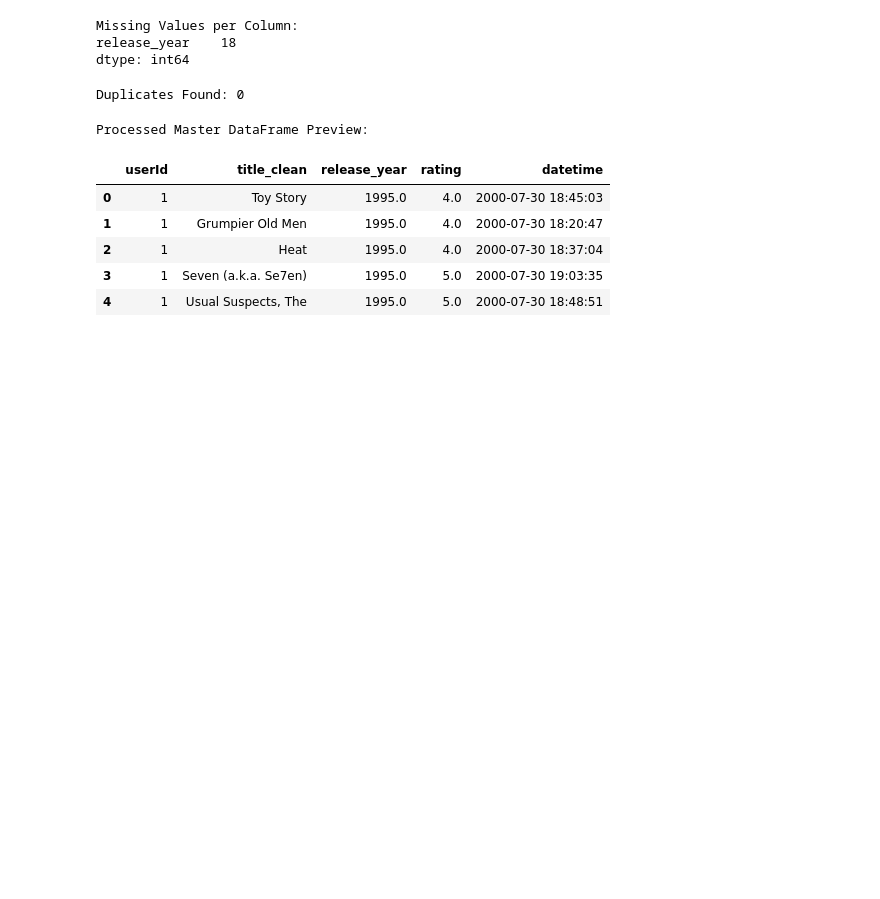
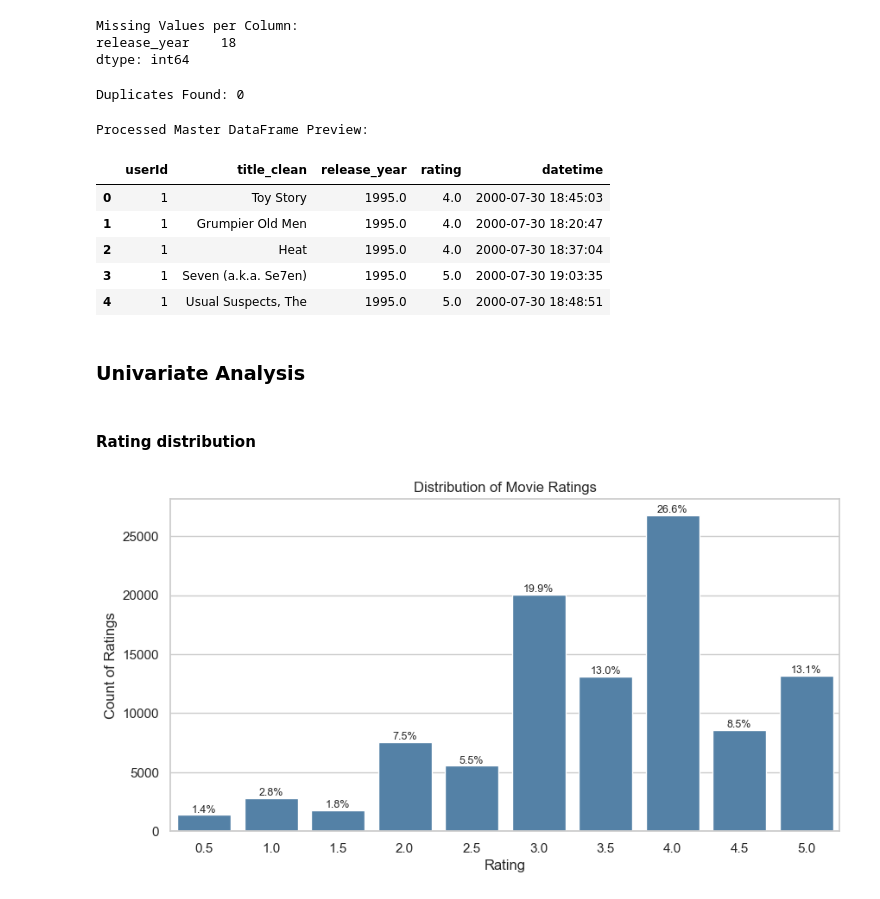
Before and after one commit to rafglo/Movie-Recommendation-System-with-Explainability, a Jupyter notebook: notebooks/eda.ipynb, the cells around one changed output. Cells and saved outputs as stored; diff of their text form; code cells hidden in the pictures; blank space fills up the shorter version.

```diff
--- a/notebooks/eda.ipynb
+++ b/notebooks/eda.ipynb
@@ -66,0 +70,19 @@ Processed Master DataFrame Preview:
+# %% [markdown]
+### **Univariate Analysis**
+# %% [markdown]
+#### Rating distribution
+# %%
+plt.figure(figsize=(10, 5))
+ax = sns.countplot(data=df, x='rating', color='steelblue')
+plt.title('Distribution of Movie Ratings')
+plt.xlabel('Rating')
+plt.ylabel('Count of Ratings')
+total = len(df)
+for p in ax.patches:
+    percentage = f'{100 * p.get_height() / total:.1f}%'
+    x = p.get_x() + p.get_width() / 2
+    y = p.get_height()
+    ax.annotate(percentage, (x, y), ha='center', va='bottom', fontsize=9)
+plt.show()
+# %% [output]
+[figure, added]
```
Also changed, not shown: parts of 13 cells of this notebook.
